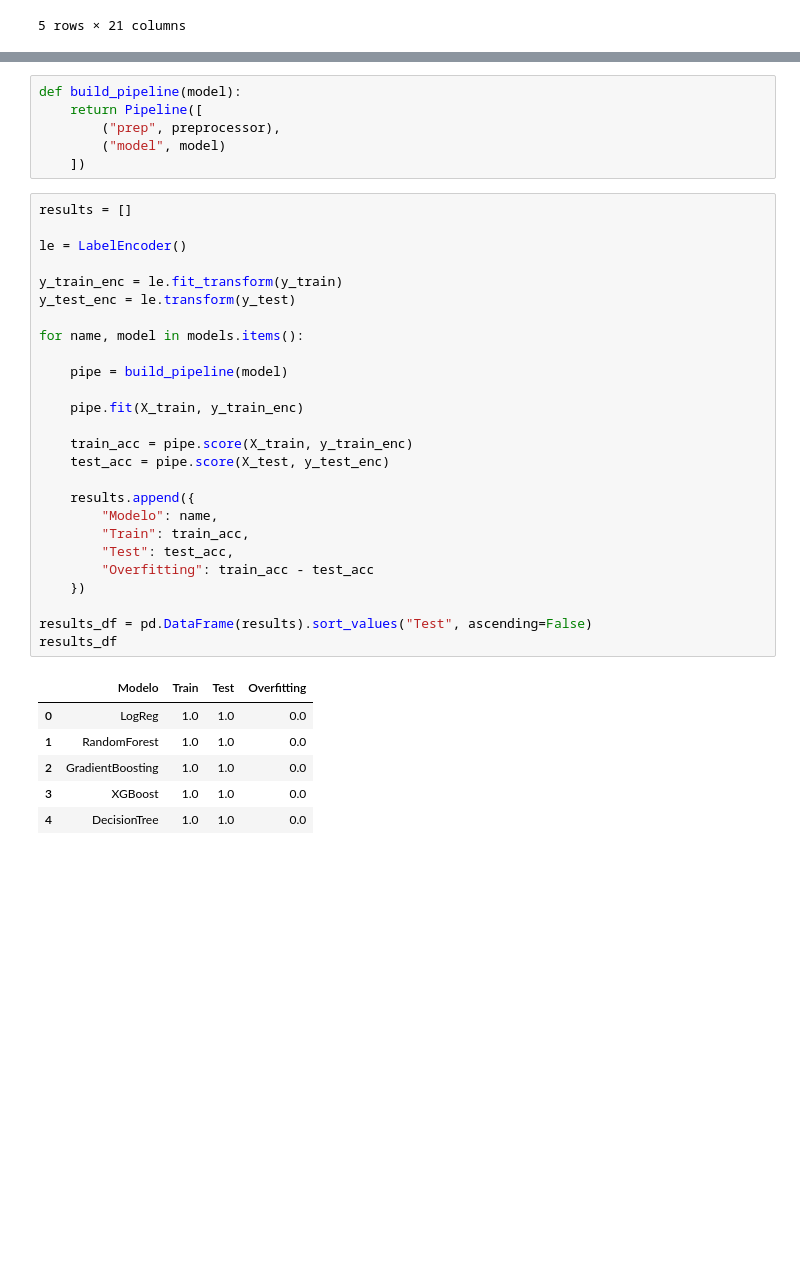
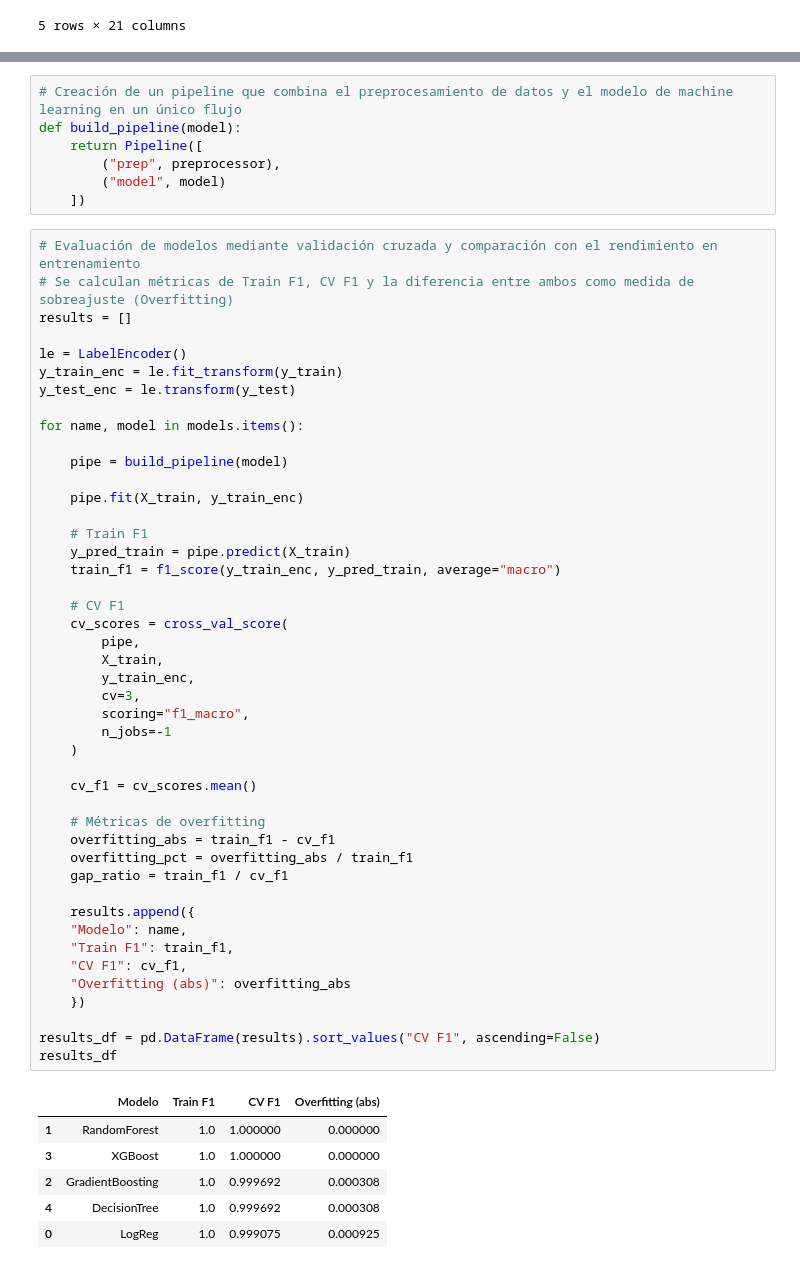
Before and after one commit to Bootcamp-DA-P2/DA-project-classification-Grupo-1, a Jupyter notebook: notebooks/02_modelo_clasificacion.ipynb, the cells around one changed output, grey strips where cells are left out. Saved outputs shown, nothing was run; the diff lists cells and outputs as text; blank space fills up the shorter version.

```diff
--- a/notebooks/02_modelo_clasificacion.ipynb
+++ b/notebooks/02_modelo_clasificacion.ipynb
@@ -57,41 +65,61 @@ models = {
     "DecisionTree": DecisionTreeClassifier(random_state=42)
 }
 # %%
+# Creación de un pipeline que combina el preprocesamiento de datos y el modelo de machine learning en un único flujo
 def build_pipeline(model):
     return Pipeline([
         ("prep", preprocessor),
         ("model", model)
     ])
 # %%
+# Evaluación de modelos mediante validación cruzada y comparación con el rendimiento en entrenamiento
+# Se calculan métricas de Train F1, CV F1 y la diferencia entre ambos como medida de sobreajuste (Overfitting)
 results = []
 
 le = LabelEncoder()
-
 y_train_enc = le.fit_transform(y_train)
 y_test_enc = le.transform(y_test)
 
 for name, model in models.items():
 
     pipe = build_pipeline(model)
 
     pipe.fit(X_train, y_train_enc)
 
-    train_acc = pipe.score(X_train, y_train_enc)
-    test_acc = pipe.score(X_test, y_test_enc)
+    # Train F1
+    y_pred_train = pipe.predict(X_train)
+    train_f1 = f1_score(y_train_enc, y_pred_train, average="macro")
+
+    # CV F1
+    cv_scores = cross_val_score(
+        pipe,
+        X_train,
+        y_train_enc,
+        cv=3,
+        scoring="f1_macro",
+        n_jobs=-1
+    )
+
+    cv_f1 = cv_scores.mean()
+
+    # Métricas de overfitting
+    overfitting_abs = train_f1 - cv_f1
+    overfitting_pct = overfitting_abs / train_f1
+    gap_ratio = train_f1 / cv_f1
 
     results.append({
-        "Modelo": name,
-        "Train": train_acc,
-        "Test": test_acc,
-        "Overfitting": train_acc - test_acc
+    "Modelo": name,
+    "Train F1": train_f1,
+    "CV F1": cv_f1,
+    "Overfitting (abs)": overfitting_abs
     })
 
-results_df = pd.DataFrame(results).sort_values("Test", ascending=False)
+results_df = pd.DataFrame(results).sort_values("CV F1", ascending=False)
 results_df
 # %% [output]
-|  | Modelo | Train | Test | Overfitting |
-| 0 | LogReg | 1.0 | 1.0 | 0.0 |
-| 1 | RandomForest | 1.0 | 1.0 | 0.0 |
-| 2 | GradientBoosting | 1.0 | 1.0 | 0.0 |
-| 3 | XGBoost | 1.0 | 1.0 | 0.0 |
-| 4 | DecisionTree | 1.0 | 1.0 | 0.0 |
+|  | Modelo | Train F1 | CV F1 | Overfitting (abs) |
+| 1 | RandomForest | 1.0 | 1.000000 | 0.000000 |
+| 3 | XGBoost | 1.0 | 1.000000 | 0.000000 |
+| 2 | GradientBoosting | 1.0 | 0.999692 | 0.000308 |
+| 4 | DecisionTree | 1.0 | 0.999692 | 0.000308 |
+| 0 | LogReg | 1.0 | 0.999075 | 0.000925 |
```
Also changed, not shown: parts of 30 cells of this notebook.
